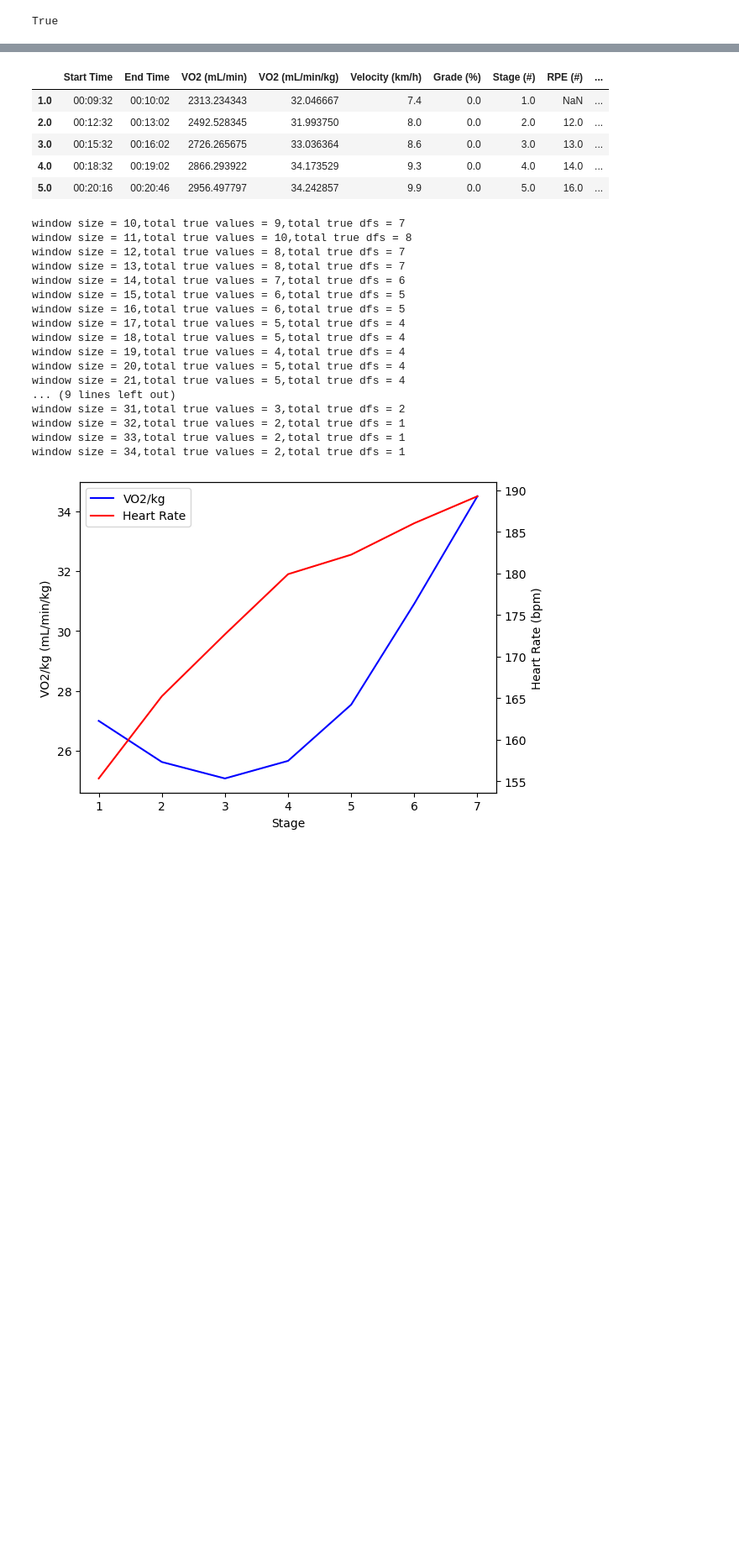
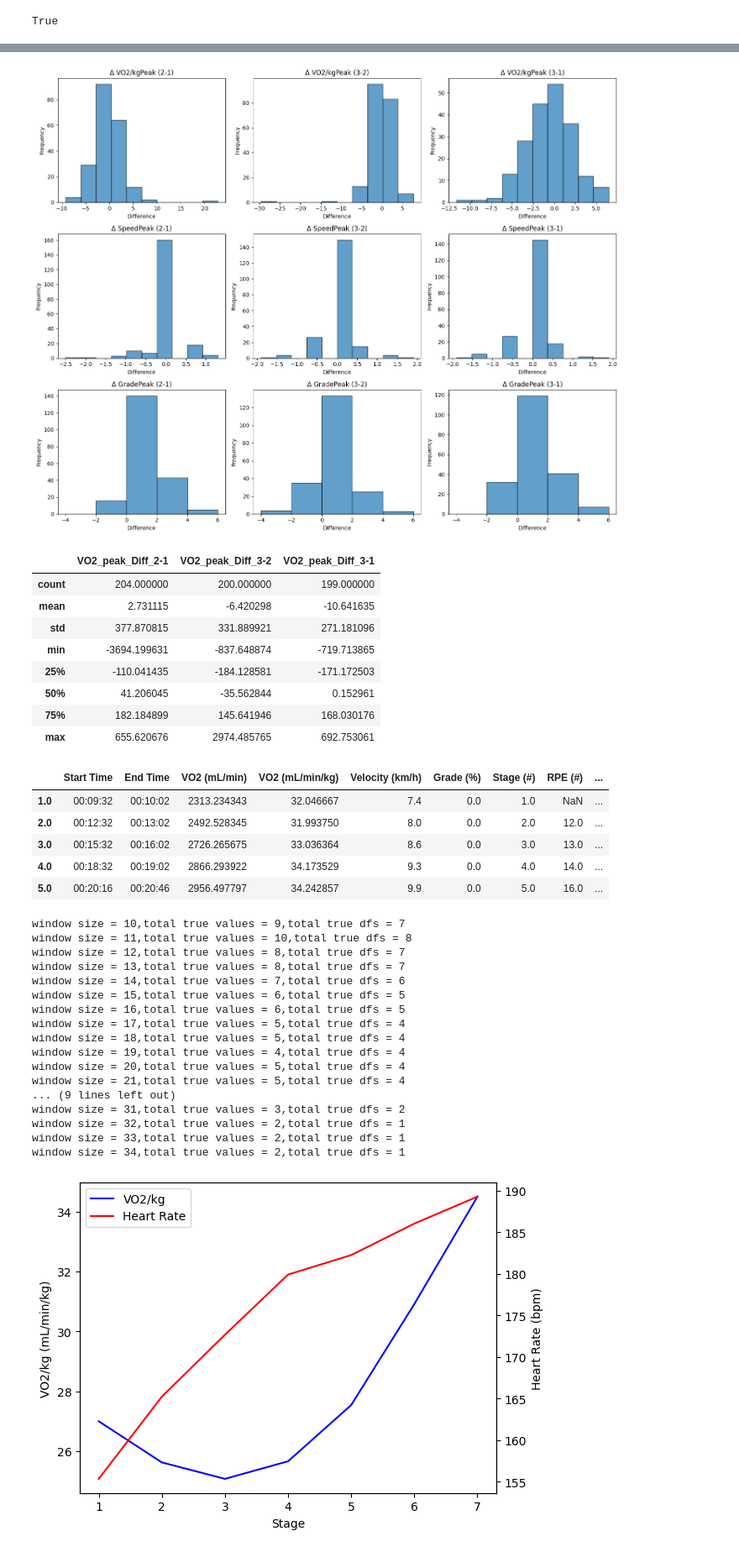
Before and after one commit to myschne/SI485Project, a Jupyter notebook: MIPACEFeatExt.ipynb, the cells around one changed output, grey strips where cells are left out. Shown at 84% size. Saved outputs shown, nothing was run; the diff lists cells and outputs as text; code cells hidden in the pictures; blank space fills up the shorter version.

```diff
--- a/MIPACEFeatExt.ipynb
+++ b/MIPACEFeatExt.ipynb
@@ -212,6 +240,8 @@ VO2_outcome_df.head()
 rq_threshold = 1.0
 #Get Grade, Speed, Stage at Peak VO2 for each row of VO2_outcome_df
 def get_metrics(row):
+    if not row['VO2_peak']:
+        return row
     start_time = row['VO2Peak start time- local']
     end_time = row['VO2Peak end time- local']
     id = row.name
@@ -246,5 +276,3 @@ def get_metrics(row):
 
 
 VO2_outcome_df = VO2_outcome_df.apply(get_metrics, axis=1)
-
-VO2_outcome_df
@@ -270,3 +289,62 @@ VO2_outcome_df
+# %%
+# Pivot to structure data for difference calculations
+df_pivot = VO2_outcome_df.pivot(index="ID", columns="Visit Number", values=["VO2/kgPeak", "SpeedPeak", "GradePeak", 'VO2_peak'])
+df_pivot.columns = [f"{col[0]}_Visit{col[1]}" for col in df_pivot.columns]
+
+# Compute differences between all visit pairs
+df_pivot["VO2/kgPeak_Diff_2-1"] = df_pivot["VO2/kgPeak_Visit2"] - df_pivot["VO2/kgPeak_Visit1"]
+df_pivot["VO2/kgPeak_Diff_3-2"] = df_pivot["VO2/kgPeak_Visit3"] - df_pivot["VO2/kgPeak_Visit2"]
+df_pivot["VO2/kgPeak_Diff_3-1"] = df_pivot["VO2/kgPeak_Visit3"] - df_pivot["VO2/kgPeak_Visit1"]
+
+df_pivot["SpeedPeak_Diff_2-1"] = df_pivot["SpeedPeak_Visit2"] - df_pivot["SpeedPeak_Visit1"]
+df_pivot["SpeedPeak_Diff_3-2"] = df_pivot["SpeedPeak_Visit3"] - df_pivot["SpeedPeak_Visit2"]
+df_pivot["SpeedPeak_Diff_3-1"] = df_pivot["SpeedPeak_Visit3"] - df_pivot["SpeedPeak_Visit1"]
+
+df_pivot["GradePeak_Diff_2-1"] = df_pivot["GradePeak_Visit2"] - df_pivot["GradePeak_Visit1"]
+df_pivot["GradePeak_Diff_3-2"] = df_pivot["GradePeak_Visit3"] - df_pivot["GradePeak_Visit2"]
+df_pivot["GradePeak_Diff_3-1"] = df_pivot["GradePeak_Visit3"] - df_pivot["GradePeak_Visit1"]
+
+df_pivot["VO2_peak_Diff_2-1"] = df_pivot["VO2_peak_Visit2"] - df_pivot["VO2_peak_Visit1"]
+df_pivot["VO2_peak_Diff_3-2"] = df_pivot["VO2_peak_Visit3"] - df_pivot["VO2_peak_Visit2"]
+df_pivot["VO2_peak_Diff_3-1"] = df_pivot["VO2_peak_Visit3"] - df_pivot["VO2_peak_Visit1"]
+
+# Plot histograms
+grade_bins = sorted(df_pivot[[f"GradePeak_Diff_{x}" for x in ["2-1", "3-2", "3-1"]]].stack().unique())
+fig, axes = plt.subplots(3, 3, figsize=(15, 12))
+diff_columns = ["VO2/kgPeak_Diff_2-1", "VO2/kgPeak_Diff_3-2", "VO2/kgPeak_Diff_3-1",
+                "SpeedPeak_Diff_2-1", "SpeedPeak_Diff_3-2", "SpeedPeak_Diff_3-1",
+                "GradePeak_Diff_2-1", "GradePeak_Diff_3-2", "GradePeak_Diff_3-1",
+                "VO2_peak_Diff_2-1", "VO2_peak_Diff_3-2", "VO2_peak_Diff_3-1"]
+titles = ["Δ VO2/kgPeak (2-1)", "Δ VO2/kgPeak (3-2)", "Δ VO2/kgPeak (3-1)",
+          "Δ SpeedPeak (2-1)", "Δ SpeedPeak (3-2)", "Δ SpeedPeak (3-1)",
+          "Δ GradePeak (2-1)", "Δ GradePeak (3-2)", "Δ GradePeak (3-1)",
+          "Δ VO2 Peak (2-1)", "Δ VO2 Peak (3-2)", "Δ VO2 Peak (3-1)"]
+
+for ax, col, title in zip(axes.flatten(), diff_columns, titles):
+    if "Grade" in col:
+        # For GradePeak, set bins to be the unique values
+        bins = grade_bins
+    else:
+        bins = 10
+    ax.hist(df_pivot[col].dropna(), bins=bins, edgecolor='black', alpha=0.7)
+    ax.set_title(title)
+    ax.set_xlabel("Difference")
+    ax.set_ylabel("Frequency")
+
+plt.tight_layout()
+plt.show()
+df_pivot[['VO2_peak_Diff_2-1', 'VO2_peak_Diff_3-2', 'VO2_peak_Diff_3-1']].describe()
+# %% [output]
+[figure, added]
+|  | VO2_peak_Diff_2-1 | VO2_peak_Diff_3-2 | VO2_peak_Diff_3-1 |
+| count | 204.000000 | 200.000000 | 199.000000 |
+| mean | 2.731115 | -6.420298 | -10.641635 |
+| std | 377.870815 | 331.889921 | 271.181096 |
+| min | -3694.199631 | -837.648874 | -719.713865 |
+| 25% | -110.041435 | -184.128581 | -171.172503 |
+| 50% | 41.206045 | -35.562844 | 0.152961 |
+| 75% | 182.184899 | 145.641946 | 168.030176 |
+| max | 655.620676 | 2974.485765 | 692.753061 |
 # %%
 columns = ["Start Time",
         "End Time",
```
Also changed, not shown: parts of 10 cells of this notebook.
